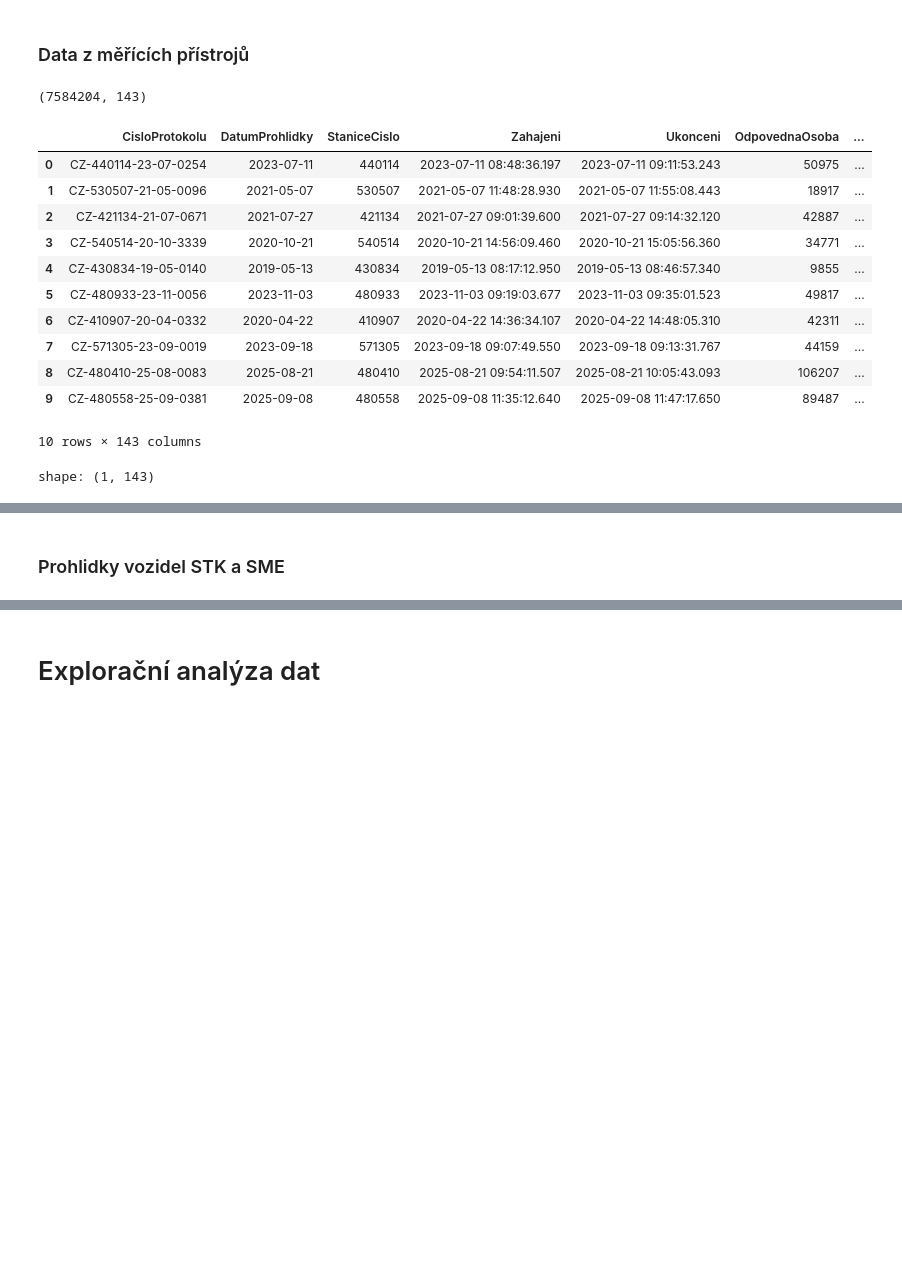
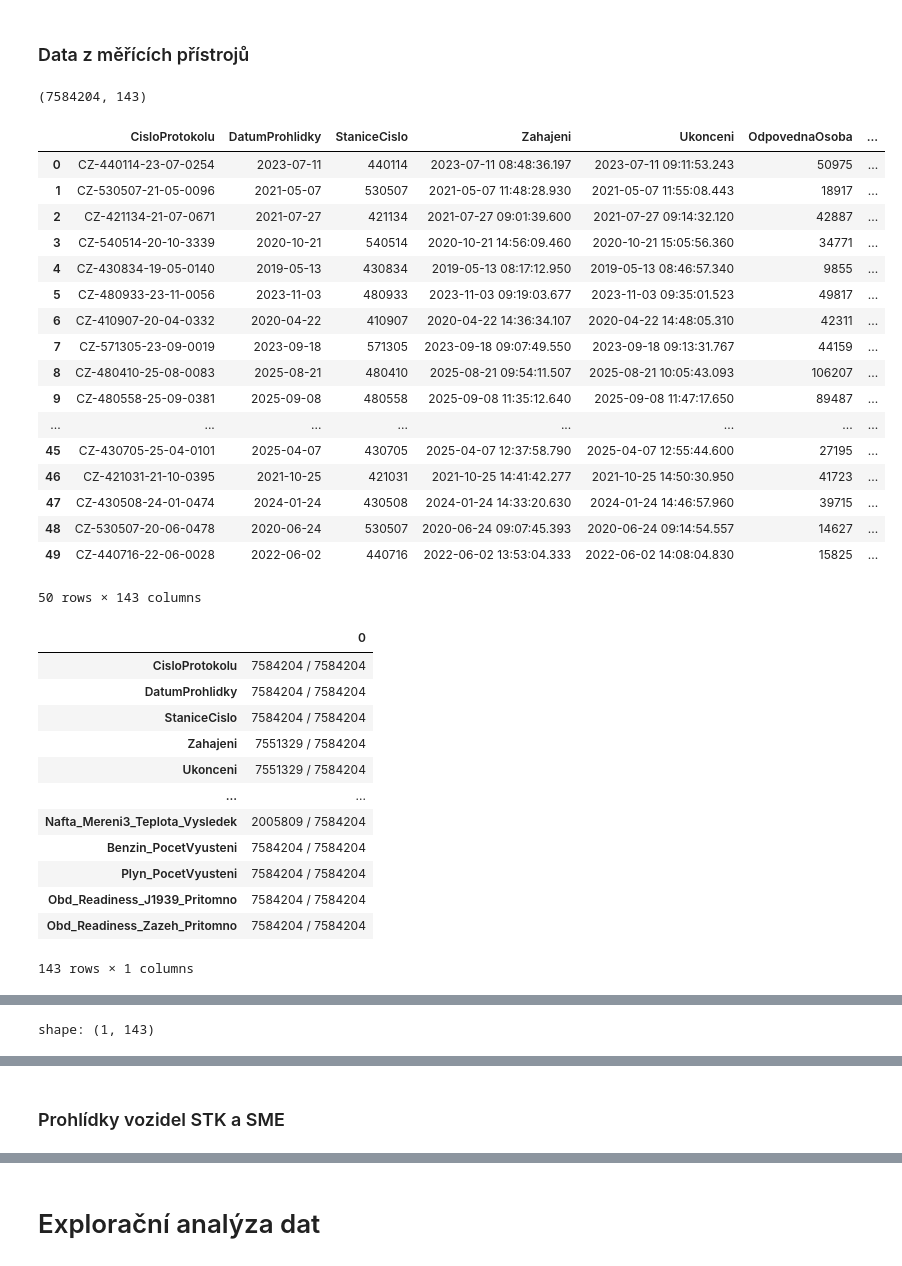
Before and after one commit to opendatalabcz/emissions-data-analysis-cz, a Jupyter notebook: kod/diesel_exploration.ipynb, the cells around one changed output, grey strips where cells are left out. Saved outputs shown, nothing was run; the diff lists cells and outputs as text; code cells hidden in the pictures; blank space fills up the shorter version.

```diff
--- a/kod/diesel_exploration.ipynb
+++ b/kod/diesel_exploration.ipynb
@@ -32,22 +32,38 @@ SEED=42
 # %% [markdown]
 ### Data z měřících přístrojů
 # %%
-df_all = cast_mereni(pl.read_parquet('kod/data/data_z_mericich_pristroju/parquet/nafta_osobni', schema=nafta_schema)).sample(fraction=1.0, shuffle=True, seed=SEED)
-short_display(df_all)
-display_counts(df_all)
-df_all.head(1)
+df_mereni = cast_mereni(pl.read_parquet('kod/data/data_z_mericich_pristroju/parquet/nafta_osobni', schema=nafta_schema)).sample(fraction=1.0, shuffle=True, seed=SEED)
+describe(df_mereni)
 # %% [output]
 (7584204, 143)
 |  | CisloProtokolu | DatumProhlidky | StaniceCislo | Zahajeni | Ukonceni | OdpovednaOsoba | ... |
 | 0 | CZ-440114-23-07-0254 | 2023-07-11 | 440114 | 2023-07-11 08:48:36.197 | 2023-07-11 09:11:53.243 | 50975 | ... |
 | 1 | CZ-530507-21-05-0096 | 2021-05-07 | 530507 | 2021-05-07 11:48:28.930 | 2021-05-07 11:55:08.443 | 18917 | ... |
 | 2 | CZ-421134-21-07-0671 | 2021-07-27 | 421134 | 2021-07-27 09:01:39.600 | 2021-07-27 09:14:32.120 | 42887 | ... |
 | 3 | CZ-540514-20-10-3339 | 2020-10-21 | 540514 | 2020-10-21 14:56:09.460 | 2020-10-21 15:05:56.360 | 34771 | ... |
 | 4 | CZ-430834-19-05-0140 | 2019-05-13 | 430834 | 2019-05-13 08:17:12.950 | 2019-05-13 08:46:57.340 | 9855 | ... |
 | 5 | CZ-480933-23-11-0056 | 2023-11-03 | 480933 | 2023-11-03 09:19:03.677 | 2023-11-03 09:35:01.523 | 49817 | ... |
 | 6 | CZ-410907-20-04-0332 | 2020-04-22 | 410907 | 2020-04-22 14:36:34.107 | 2020-04-22 14:48:05.310 | 42311 | ... |
 | 7 | CZ-571305-23-09-0019 | 2023-09-18 | 571305 | 2023-09-18 09:07:49.550 | 2023-09-18 09:13:31.767 | 44159 | ... |
 | 8 | CZ-480410-25-08-0083 | 2025-08-21 | 480410 | 2025-08-21 09:54:11.507 | 2025-08-21 10:05:43.093 | 106207 | ... |
 | 9 | CZ-480558-25-09-0381 | 2025-09-08 | 480558 | 2025-09-08 11:35:12.640 | 2025-09-08 11:47:17.650 | 89487 | ... |
+| ... | ... | ... | ... | ... | ... | ... | ... |
+| 45 | CZ-430705-25-04-0101 | 2025-04-07 | 430705 | 2025-04-07 12:37:58.790 | 2025-04-07 12:55:44.600 | 27195 | ... |
+| 46 | CZ-421031-21-10-0395 | 2021-10-25 | 421031 | 2021-10-25 14:41:42.277 | 2021-10-25 14:50:30.950 | 41723 | ... |
+| 47 | CZ-430508-24-01-0474 | 2024-01-24 | 430508 | 2024-01-24 14:33:20.630 | 2024-01-24 14:46:57.960 | 39715 | ... |
+| 48 | CZ-530507-20-06-0478 | 2020-06-24 | 530507 | 2020-06-24 09:07:45.393 | 2020-06-24 09:14:54.557 | 14627 | ... |
+| 49 | CZ-440716-22-06-0028 | 2022-06-02 | 440716 | 2022-06-02 13:53:04.333 | 2022-06-02 14:08:04.830 | 15825 | ... |
-10 rows × 143 columns
+50 rows × 143 columns
+|  | 0 |
+| CisloProtokolu | 7584204 / 7584204 |
+| DatumProhlidky | 7584204 / 7584204 |
+| StaniceCislo | 7584204 / 7584204 |
+| Zahajeni | 7551329 / 7584204 |
+| Ukonceni | 7551329 / 7584204 |
+| ... | ... |
+| Nafta_Mereni3_Teplota_Vysledek | 2005809 / 7584204 |
+| Benzin_PocetVyusteni | 7584204 / 7584204 |
+| Plyn_PocetVyusteni | 7584204 / 7584204 |
+| Obd_Readiness_J1939_Pritomno | 7584204 / 7584204 |
+| Obd_Readiness_Zazeh_Pritomno | 7584204 / 7584204 |
-shape: (1, 143)
+143 rows × 1 columns
@@ -56,0 +70 @@ shape: (1, 143)
+shape: (1, 143)
@@ -57,3 +74,3 @@ shape: (1, 143)
 # %% [markdown]
-### Prohlidky vozidel STK a SME
+### Prohlídky vozidel STK a SME
 # %%
```
Also changed, not shown: parts of 38 cells of this notebook, 1 other file.
